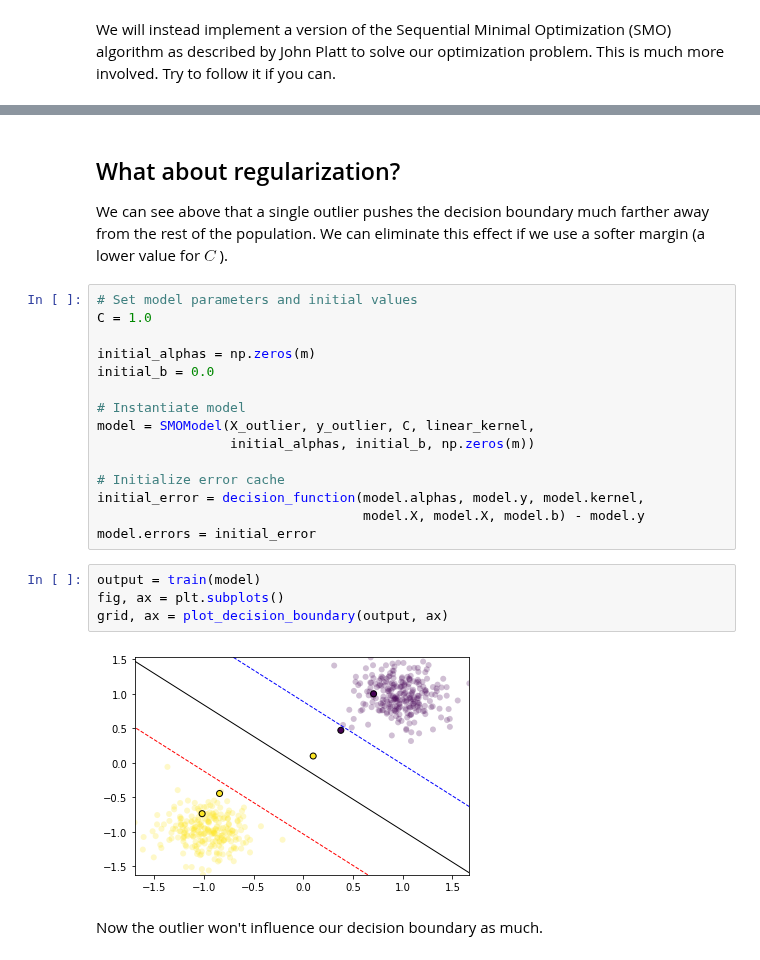
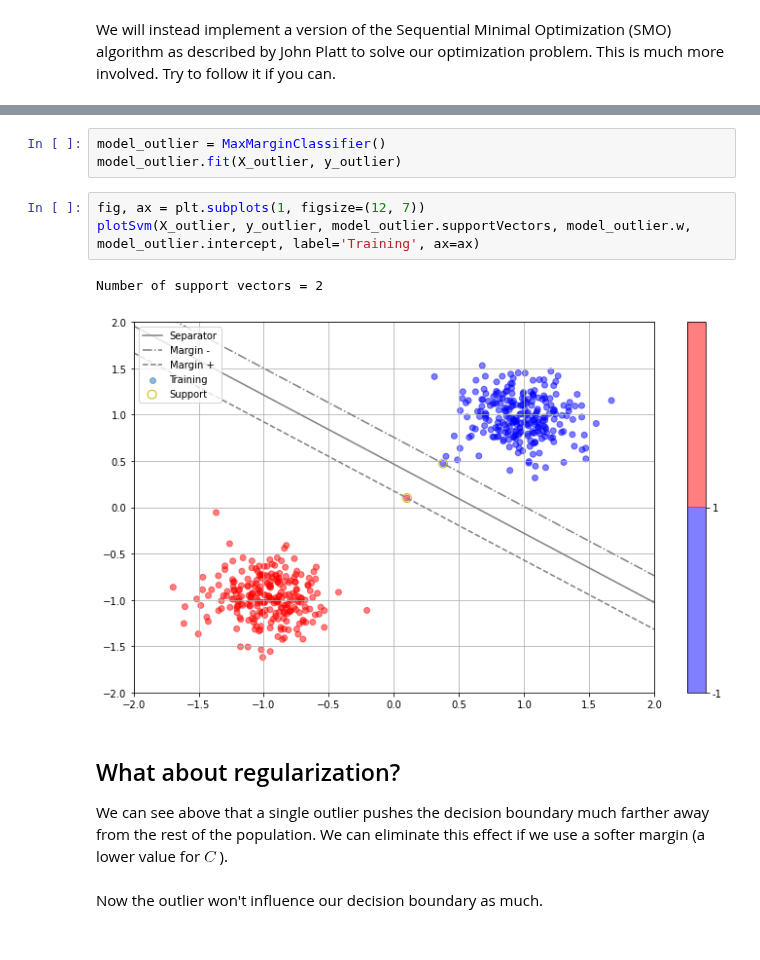
Before and after one commit to yexf308/MachineLearning, a Jupyter notebook: 9_SVM1.ipynb, the cells around one changed output, grey strips where cells are left out. Saved outputs shown, nothing was run; the diff lists cells and outputs as text.

```diff
--- a/9_SVM1.ipynb
+++ b/9_SVM1.ipynb
@@ -400,26 +223,14 @@ grid, ax = plot_decision_boundary(output, ax)
+# %%
+model_outlier = MaxMarginClassifier()
+model_outlier.fit(X_outlier, y_outlier)
+# %%
+fig, ax = plt.subplots(1, figsize=(12, 7))
+plotSvm(X_outlier, y_outlier, model_outlier.supportVectors, model_outlier.w, model_outlier.intercept, label='Training', ax=ax)
+# %% [output]
+Number of support vectors = 2
+[figure, added]
 # %% [markdown]
 ## What about regularization?
 We can see above that a single outlier pushes the decision boundary much farther away from the rest of the population. We can eliminate this effect if we use a softer margin (a lower value for  $C$ ).
-# %%
-# Set model parameters and initial values
-C = 1.0
-
-initial_alphas = np.zeros(m)
-initial_b = 0.0
-
-# Instantiate model
-model = SMOModel(X_outlier, y_outlier, C, linear_kernel,
-                 initial_alphas, initial_b, np.zeros(m))
-
-# Initialize error cache
-initial_error = decision_function(model.alphas, model.y, model.kernel,
-                                  model.X, model.X, model.b) - model.y
-model.errors = initial_error
-# %%
-output = train(model)
-fig, ax = plt.subplots()
-grid, ax = plot_decision_boundary(output, ax)
-# %% [output]
-[figure, removed]
 # %% [markdown]
 Now the outlier won't influence our decision boundary as much.
```
Also changed, not shown: parts of 25 cells of this notebook.
